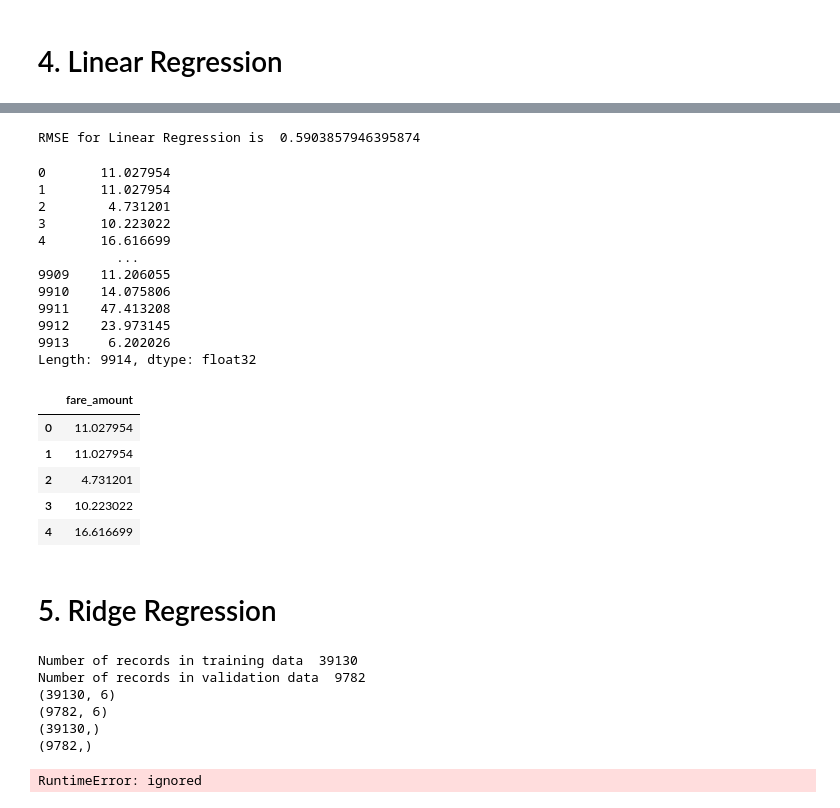
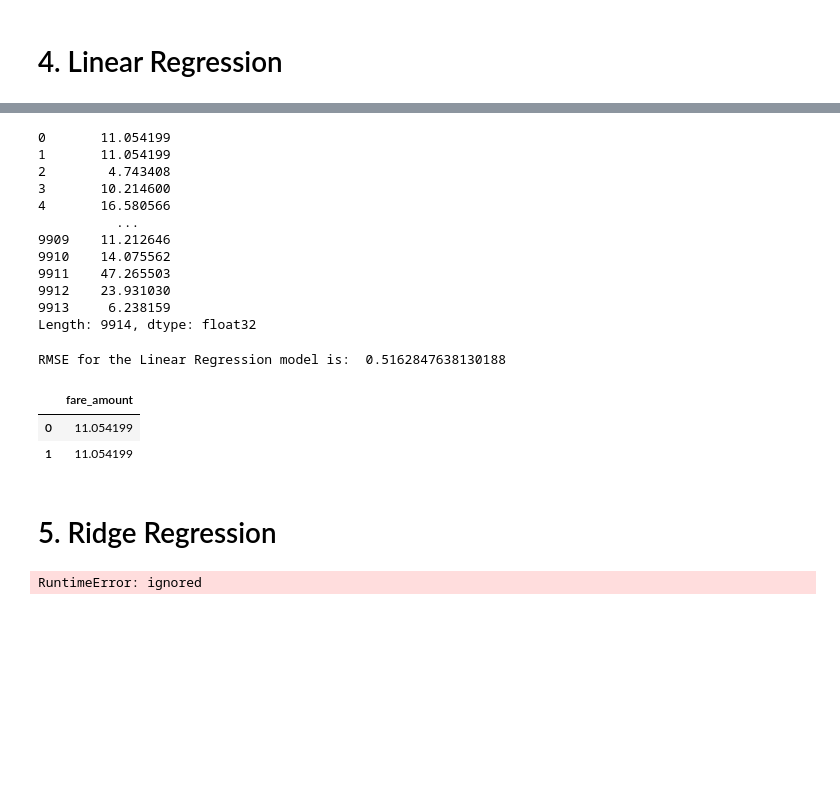
Before and after one commit to AlexSperka/BigData_Project, a Jupyter notebook: BigData.ipynb, the cells around one changed output, grey strips where cells are left out. Cells and saved outputs as stored; diff of their text form; code cells hidden in the pictures; blank space fills up the shorter version.

Commit message:
Added save_CSV and calculate_RMSE methods

```diff
--- a/BigData.ipynb
+++ b/BigData.ipynb
@@ -304,5 +314,5 @@ NumPy Version: 1.18.5
 def save_model_csv(y_pred, csv_name):
   save_submission = submission
   save_submission['fare_amount']=y_pred
-  save_submission.to_csv(env_submission_path+name, index=False)
+  save_submission.to_csv(env_submission_path+csv_name, index=False)
   return save_submission.head(2)
@@ -591,37 +606,22 @@ Number of records in validation data  9782
 # %%
-lm = LinearRegression(fit_intercept = True, normalize = False,
+lm = LinearRegression(fit_intercept = True,
+                      normalize = False,
                       algorithm = "eig")
 lm.fit(X_train,y_train)
 y_pred=lm.predict(X_test)
-lm_rmse = r2_score(y_pred, y_test)
-print("RMSE for Linear Regression is ",lm_rmse)
-# %% [output]
-RMSE for Linear Regression is  0.5903857946395874
 # %%
 y_pred=lm.predict(test)
 y_pred
 # %% [output]
-0       11.027954
-1       11.027954
-2        4.731201
-3       10.223022
-4       16.616699
+0       11.054199
+1       11.054199
+2        4.743408
+3       10.214600
+4       16.580566
           ...
-9909    11.206055
-9910    14.075806
-9911    47.413208
-9912    23.973145
-9913     6.202026
+9909    11.212646
+9910    14.075562
+9911    47.265503
+9912    23.931030
+9913     6.238159
 Length: 9914, dtype: float32
-# %%
-gdf_submission = submission
-gdf_submission['fare_amount']= y_pred
-
-gdf_submission.head()
-# %% [output]
-|  | fare_amount |
-| 0 | 11.027954 |
-| 1 | 11.027954 |
-| 2 | 4.731201 |
-| 3 | 10.223022 |
-| 4 | 16.616699 |
@@ -630,23 +628,15 @@ gdf_submission.to_csv(env_submission_path+'submission_LinearReg.csv',index=False
+# %%
+score_linear_reg = calc_RMSE(y_pred, 'Linear Regression')
+# %% [output]
+RMSE for the Linear Regression model is:  0.5162847638130188
+# %%
+save_model_csv(y_pred, 'submission_LinearReg')
+# %% [output]
+|  | fare_amount |
+| 0 | 11.054199 |
+| 1 | 11.054199 |
 # %% [markdown]
 # 5. Ridge Regression
-# %%
-X=train.drop(['fare_amount'],axis=1)
-y=train['fare_amount']
-
-X_train, X_test, y_train, y_test = train_test_split(X,y, test_size=0.2)
-print("Number of records in training data ",X_train.shape[0])
-print("Number of records in validation data ",X_test.shape[0])
-print(X_train.shape)
-print(X_test.shape)
-print(y_train.shape)
-print(y_test.shape)
-# %% [output]
-Number of records in training data  39130
-Number of records in validation data  9782
-(39130, 6)
-(9782, 6)
-(39130,)
-(9782,)
 # %%
 params_ridge = {
     "alpha": loguniform(1e-5, 1e0), # default 1.0
```
Also changed, not shown: parts of 42 cells of this notebook.
